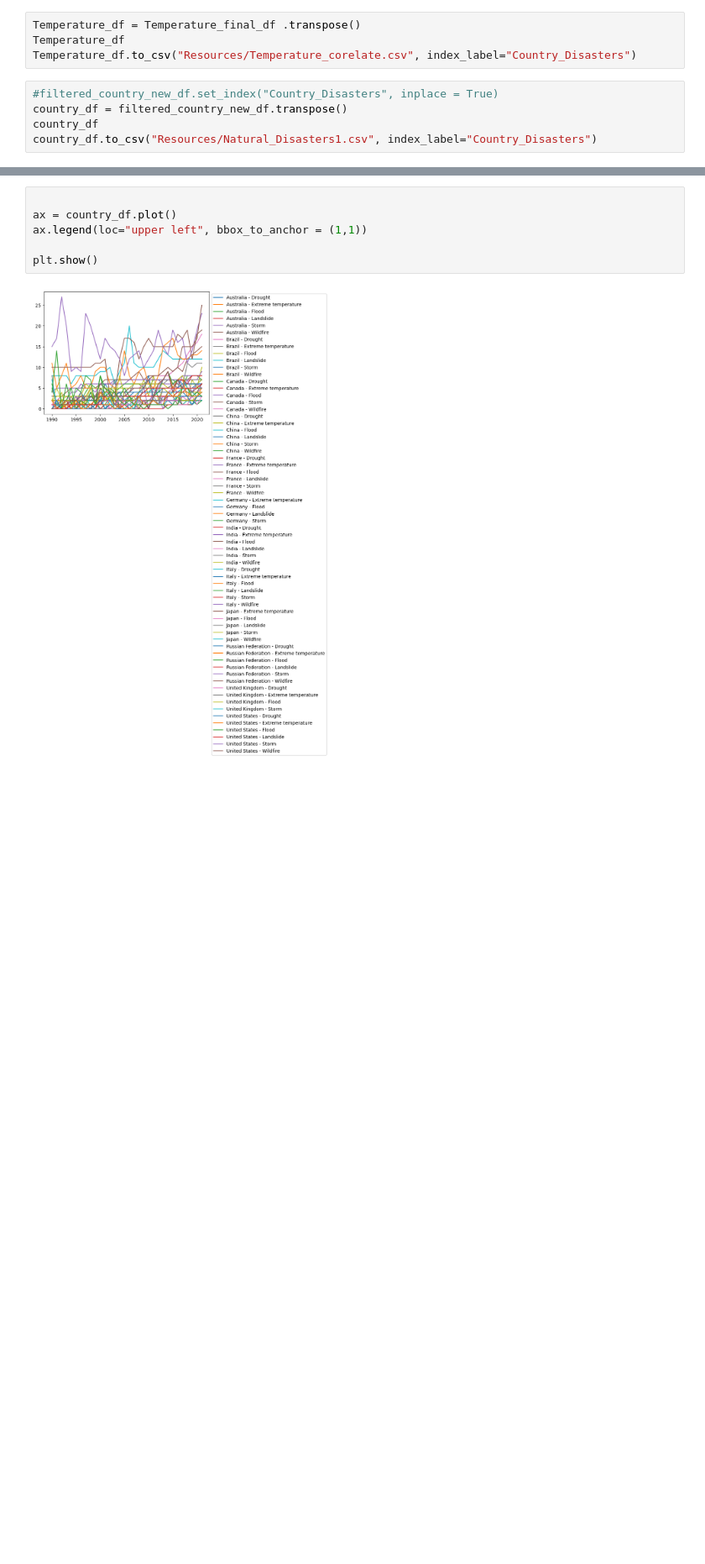
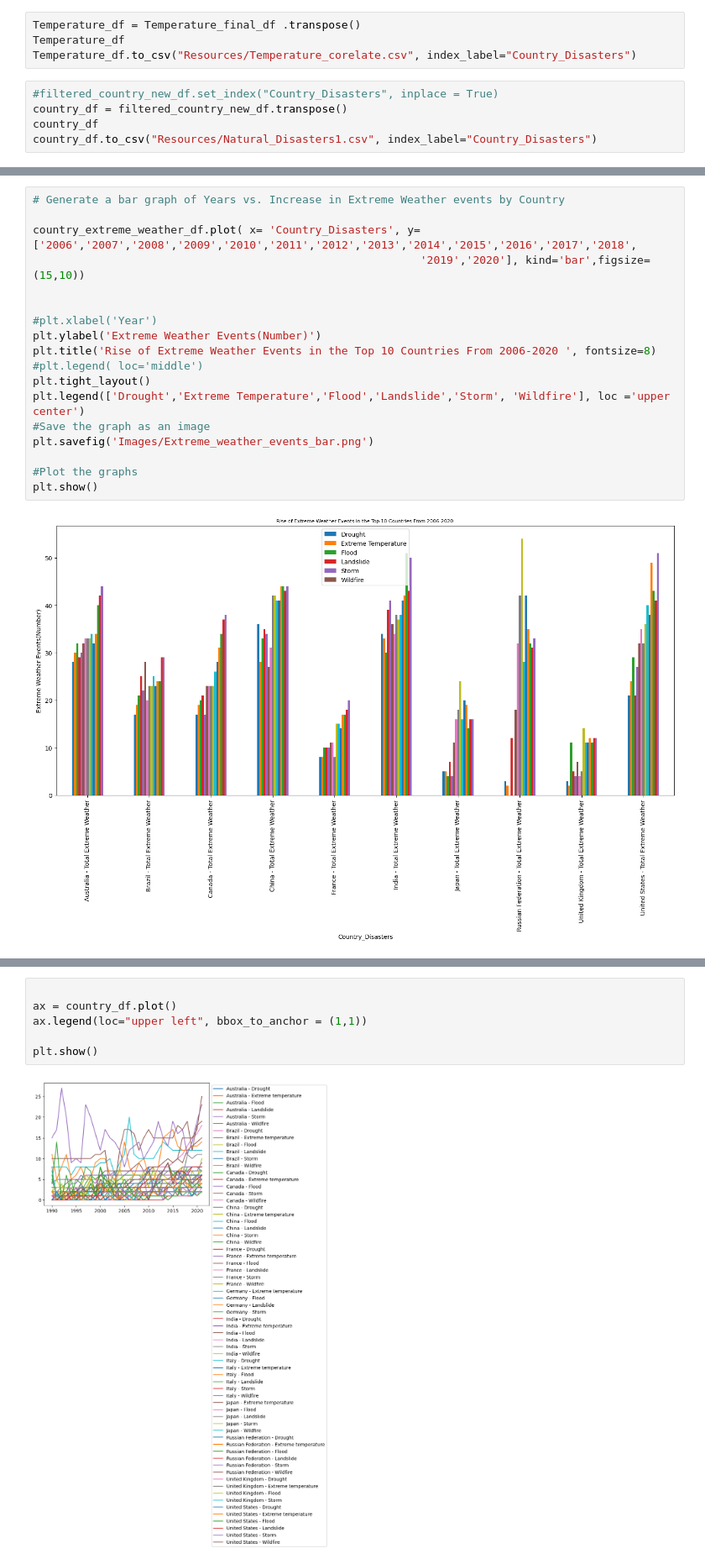
Before and after one commit to vivsarraf/Global-Warming, a Jupyter notebook: WeatherPatterns.ipynb, the cells around one changed output, grey strips where cells are left out. Shown at 84% size. Saved outputs shown, nothing was run; the diff lists cells and outputs as text; blank space fills up the shorter version.

```diff
--- a/WeatherPatterns.ipynb
+++ b/WeatherPatterns.ipynb
@@ -286,0 +276,20 @@ The line eq is y = 3.711239x +-0.774307
+# %%
+# Generate a bar graph of Years vs. Increase in Extreme Weather events by Country
+
+country_extreme_weather_df.plot( x= 'Country_Disasters', y=['2006','2007','2008','2009','2010','2011','2012','2013','2014','2015','2016','2017','2018',
+                                                           '2019','2020'], kind='bar',figsize=(15,10))
+
+
+#plt.xlabel('Year')
+plt.ylabel('Extreme Weather Events(Number)')
+plt.title('Rise of Extreme Weather Events in the Top 10 Countries From 2006-2020 ', fontsize=8)
+#plt.legend( loc='middle')
+plt.tight_layout()
+plt.legend(['Drought','Extreme Temperature','Flood','Landslide','Storm', 'Wildfire'], loc ='upper center')
+#Save the graph as an image
+plt.savefig('Images/Extreme_weather_events_bar.png')
+
+#Plot the graphs
+plt.show()
+# %% [output]
+[figure, added]
```
Also changed, not shown: parts of 7 cells of this notebook, 3 other files.
